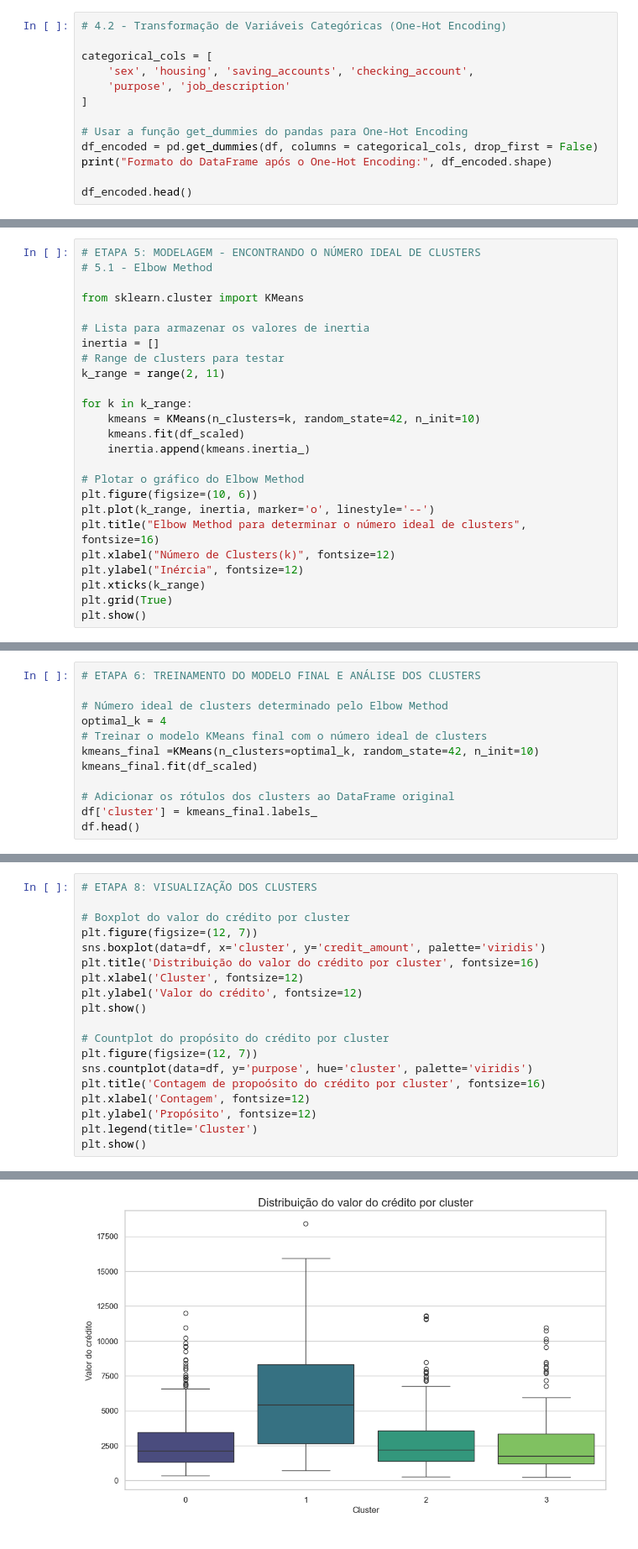
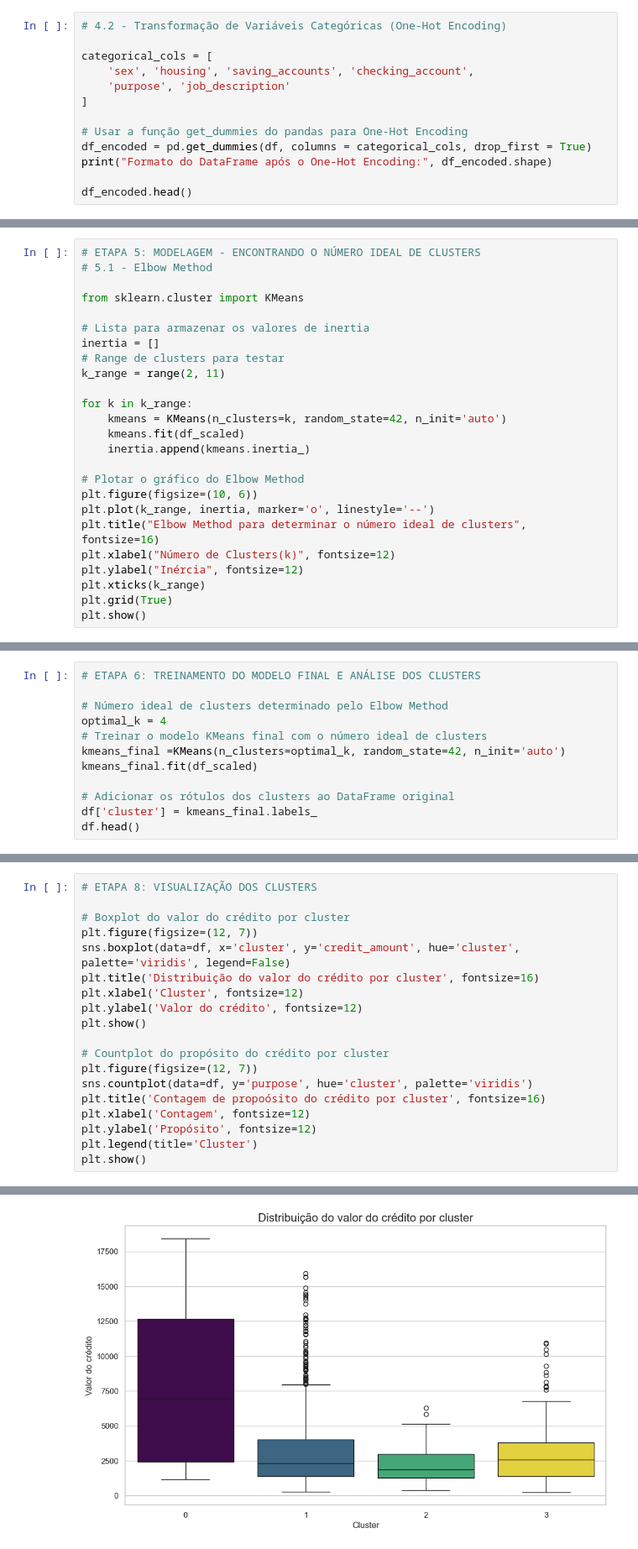
Before and after one commit to jessicawolfie/clusterizacao_clientes_credito, a Jupyter notebook: notebooks/1.0-eda.ipynb, the cells around one changed output, grey strips where cells are left out. Shown: that part at 84% size. Saved outputs shown, nothing was run; the diff lists cells and outputs as text.

```diff
--- a/notebooks/1.0-eda.ipynb
+++ b/notebooks/1.0-eda.ipynb
@@ -141,7 +141,7 @@ categorical_cols = [
 ]
 
 # Usar a função get_dummies do pandas para One-Hot Encoding
-df_encoded = pd.get_dummies(df, columns = categorical_cols, drop_first = False)
+df_encoded = pd.get_dummies(df, columns = categorical_cols, drop_first = True)
 print("Formato do DataFrame após o One-Hot Encoding:", df_encoded.shape)
 
 df_encoded.head()
@@ -193,7 +193,7 @@ inertia = []
 k_range = range(2, 11)
 
 for k in k_range:
-    kmeans = KMeans(n_clusters=k, random_state=42, n_init=10)
+    kmeans = KMeans(n_clusters=k, random_state=42, n_init='auto')
     kmeans.fit(df_scaled)
     inertia.append(kmeans.inertia_)
 
@@ -214,7 +214,7 @@ plt.show()
 # Número ideal de clusters determinado pelo Elbow Method
 optimal_k = 4
 # Treinar o modelo KMeans final com o número ideal de clusters
-kmeans_final =KMeans(n_clusters=optimal_k, random_state=42, n_init=10)
+kmeans_final =KMeans(n_clusters=optimal_k, random_state=42, n_init='auto')
 kmeans_final.fit(df_scaled)
 
 # Adicionar os rótulos dos clusters ao DataFrame original
@@ -276,7 +276,7 @@ Propósito do Crédito: radio/TV
 
 # Boxplot do valor do crédito por cluster
 plt.figure(figsize=(12, 7))
-sns.boxplot(data=df, x='cluster', y='credit_amount', palette='viridis')
+sns.boxplot(data=df, x='cluster', y='credit_amount', hue='cluster', palette='viridis', legend=False)
 plt.title('Distribuição do valor do crédito por cluster', fontsize=16)
 plt.xlabel('Cluster', fontsize=12)
 plt.ylabel('Valor do crédito', fontsize=12)
@@ -297 +294 @@ Passing `palette` without assigning `hue` is deprecated and will be removed in v
-[figure, old version]
+[figure, new version]
```
Also changed, not shown: parts of 7 cells of this notebook, 1 other file.
